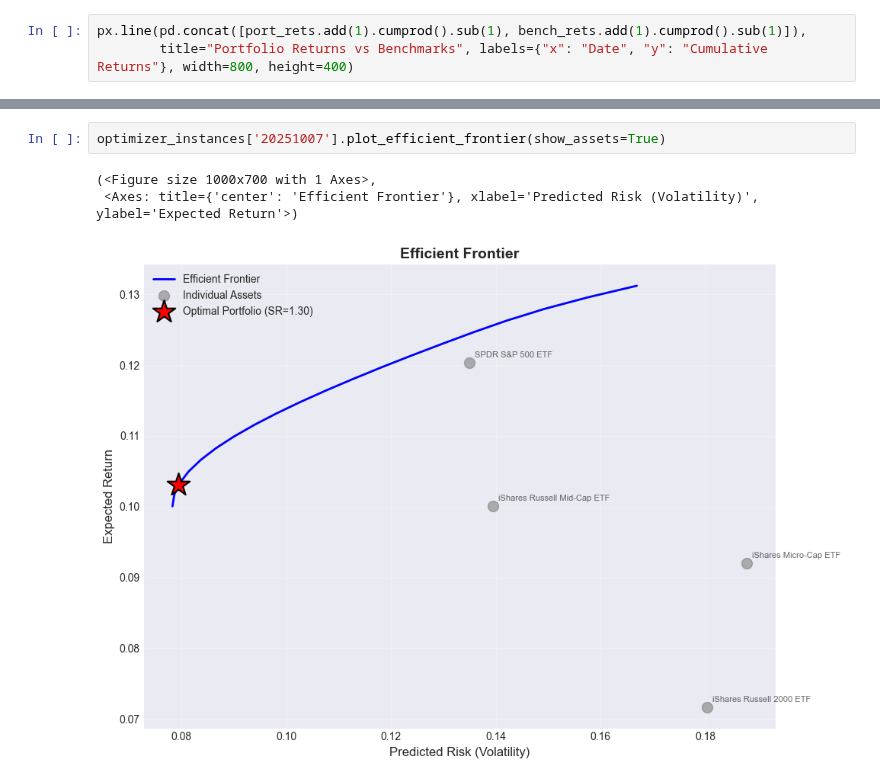
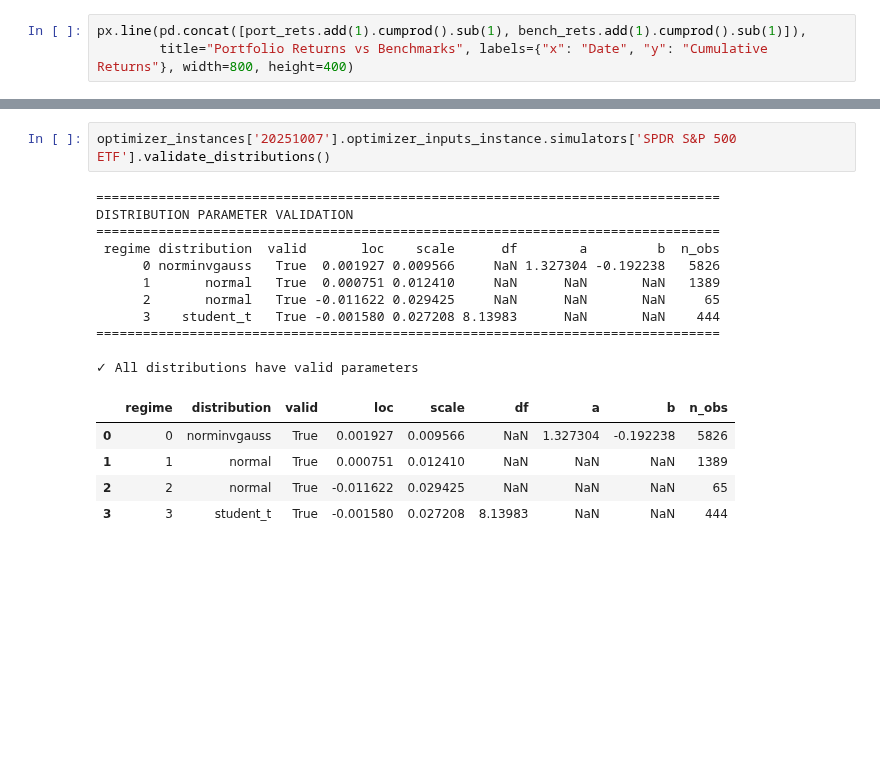
Before and after one commit to jessego20/FE800_project_code, a Jupyter notebook: backtest.ipynb, the cells around one changed output, grey strips where cells are left out. Drawn from its saved outputs; the diff is of its cells as text; blank space fills up the shorter version.

```diff
--- a/backtest.ipynb
+++ b/backtest.ipynb
@@ -513,8 +511,21 @@ iShares Russell Mid-Cap ETF    0.311021
 iShares Russell 2000 ETF       0.135833
 iShares Micro-Cap ETF          0.153889
 # %%
-optimizer_instances['20251007'].plot_efficient_frontier(show_assets=True)
+optimizer_instances['20251007'].optimizer_inputs_instance.simulators['SPDR S&P 500 ETF'].validate_distributions()
 # %% [output]
-(<Figure size 1000x700 with 1 Axes>,
- <Axes: title={'center': 'Efficient Frontier'}, xlabel='Predicted Risk (Volatility)', ylabel='Expected Return'>)
+================================================================================
+DISTRIBUTION PARAMETER VALIDATION
+================================================================================
+ regime distribution  valid       loc    scale      df        a         b  n_obs
+      0 norminvgauss   True  0.001927 0.009566     NaN 1.327304 -0.192238   5826
+      1       normal   True  0.000751 0.012410     NaN      NaN       NaN   1389
+      2       normal   True -0.011622 0.029425     NaN      NaN       NaN     65
+      3    student_t   True -0.001580 0.027208 8.13983      NaN       NaN    444
+================================================================================
+
+✓ All distributions have valid parameters
-[figure, removed]
+|  | regime | distribution | valid | loc | scale | df | a | b | n_obs |
+| 0 | 0 | norminvgauss | True | 0.001927 | 0.009566 | NaN | 1.327304 | -0.192238 | 5826 |
+| 1 | 1 | normal | True | 0.000751 | 0.012410 | NaN | NaN | NaN | 1389 |
+| 2 | 2 | normal | True | -0.011622 | 0.029425 | NaN | NaN | NaN | 65 |
+| 3 | 3 | student_t | True | -0.001580 | 0.027208 | 8.13983 | NaN | NaN | 444 |
```
Also changed, not shown: parts of 6 cells of this notebook, 1 other file.
